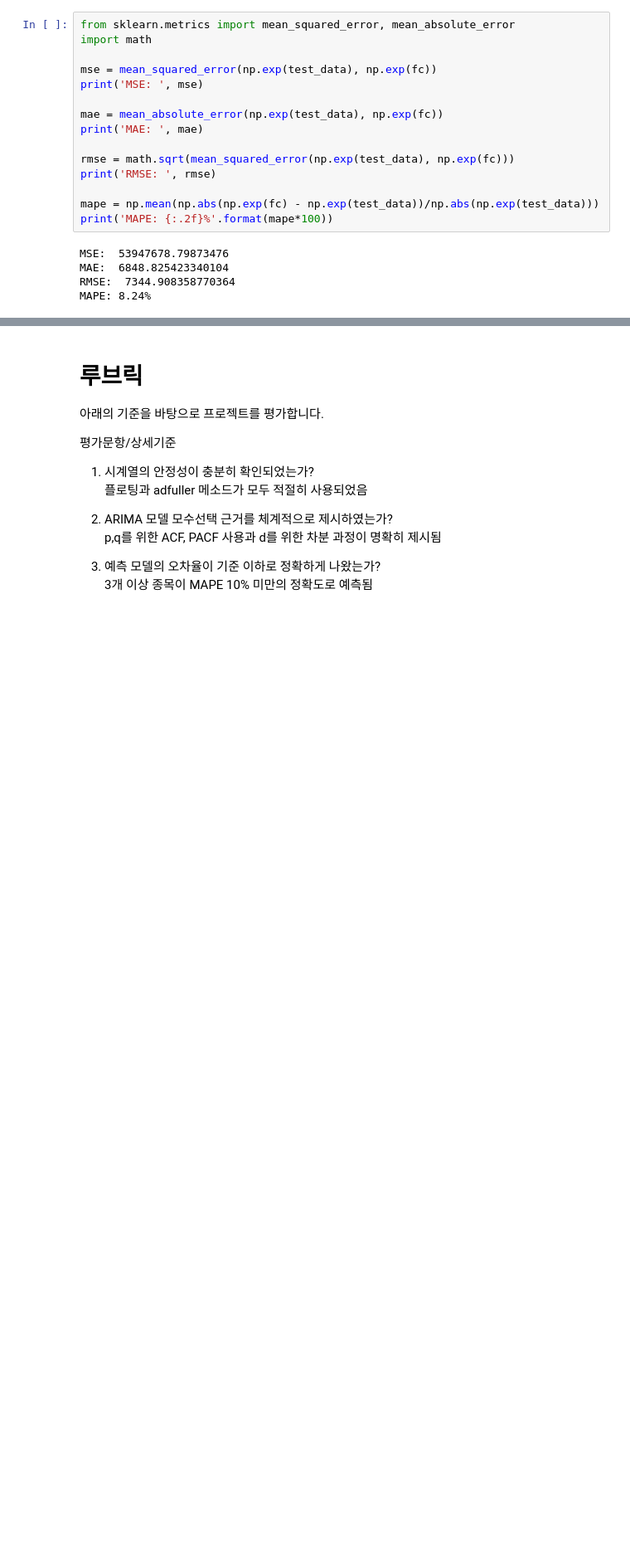
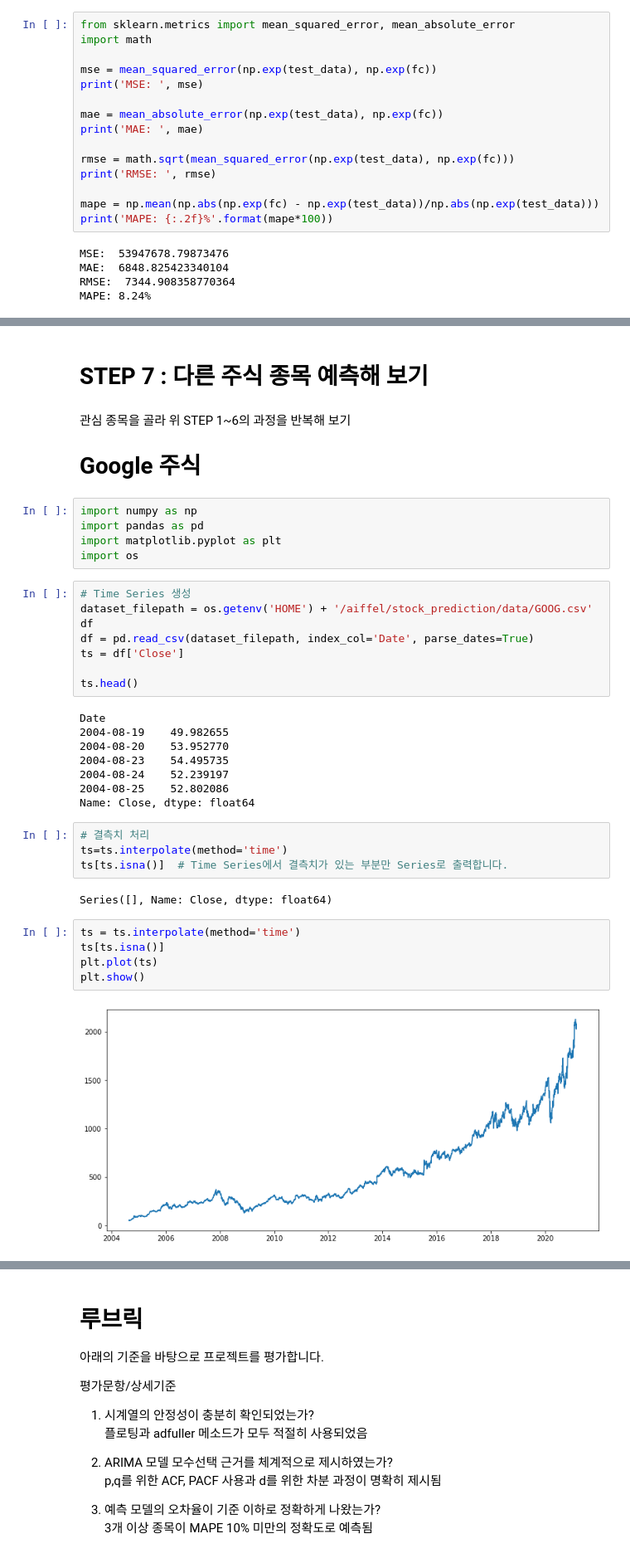
Before and after one commit to limjs19/first-repository, a Jupyter notebook: E13. ARIMA_stock[limjs].ipynb, the cells around one changed output, grey strips where cells are left out. Shown at 83% size. Saved outputs shown, nothing was run; the diff lists cells and outputs as text; blank space fills up the shorter version.

```diff
--- a/E13. ARIMA_stock[limjs].ipynb
+++ b/E13. ARIMA_stock[limjs].ipynb
@@ -1495,0 +828,39 @@ STEP 7 : 다른 주식 종목 예측해 보기
+# %% [markdown]
+# STEP 7 : 다른 주식 종목 예측해 보기
+# %% [markdown]
+관심 종목을 골라 위 STEP 1~6의 과정을 반복해 보기
+# Google 주식
+# %%
+import numpy as np
+import pandas as pd
+import matplotlib.pyplot as plt
+import os
+# %%
+# Time Series 생성
+dataset_filepath = os.getenv('HOME') + '/aiffel/stock_prediction/data/GOOG.csv'
+df
+df = pd.read_csv(dataset_filepath, index_col='Date', parse_dates=True)
+ts = df['Close']
+
+ts.head()
+# %% [output]
+Date
+2004-08-19    49.982655
+2004-08-20    53.952770
+2004-08-23    54.495735
+2004-08-24    52.239197
+2004-08-25    52.802086
+Name: Close, dtype: float64
+# %%
+# 결측치 처리
+ts=ts.interpolate(method='time')
+ts[ts.isna()]  # Time Series에서 결측치가 있는 부분만 Series로 출력합니다.
+# %% [output]
+Series([], Name: Close, dtype: float64)
+# %%
+ts = ts.interpolate(method='time')
+ts[ts.isna()]
+plt.plot(ts)
+plt.show()
+# %% [output]
+[figure, added]
```
Also changed, not shown: parts of 73 cells of this notebook.
